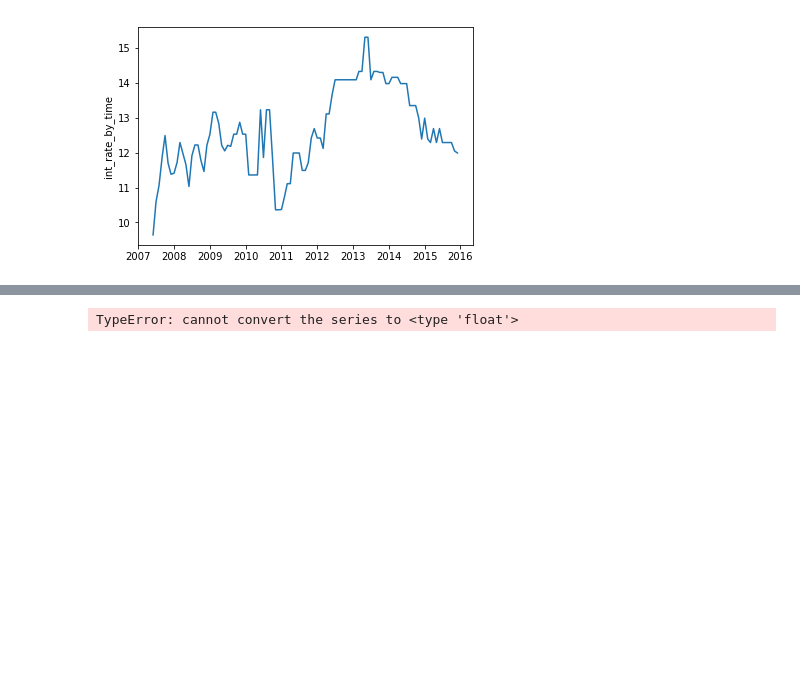
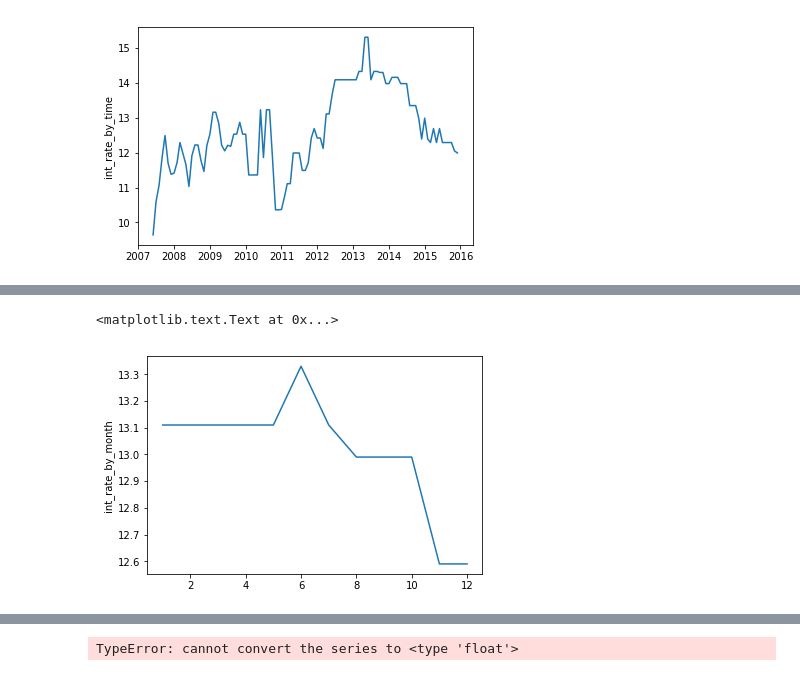
Before and after one commit to brandy-lei/LC, a Jupyter notebook: Untitled.ipynb, the cells around one changed output, grey strips where cells are left out. Cells and saved outputs as stored; diff of their text form; code cells hidden in the pictures; blank space fills up the shorter version.

```diff
--- a/Untitled.ipynb
+++ b/Untitled.ipynb
@@ -419,0 +442,10 @@ test
+# %%
+df['issue_month']=df['issue_d_1'].dt.month
+# %%
+
+int_rate_by_month=df.groupby('issue_month').int_rate.median()
+plt.plot(int_rate_by_month)
+plt.ylabel('int_rate_by_month')
+# %% [output]
+<matplotlib.text.Text at 0x...>
+[figure, added]
```
Also changed, not shown: parts of 19 cells of this notebook, 1 other file.
